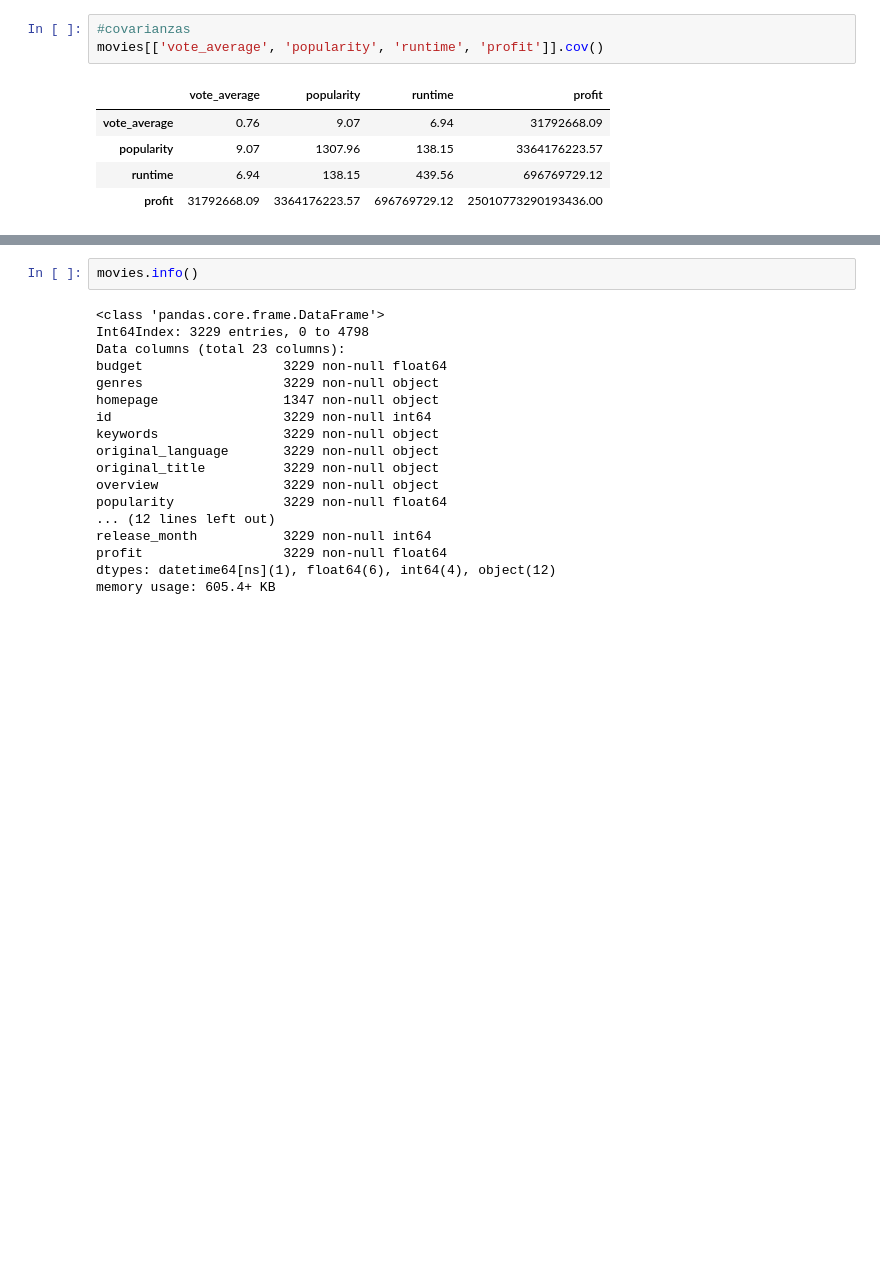
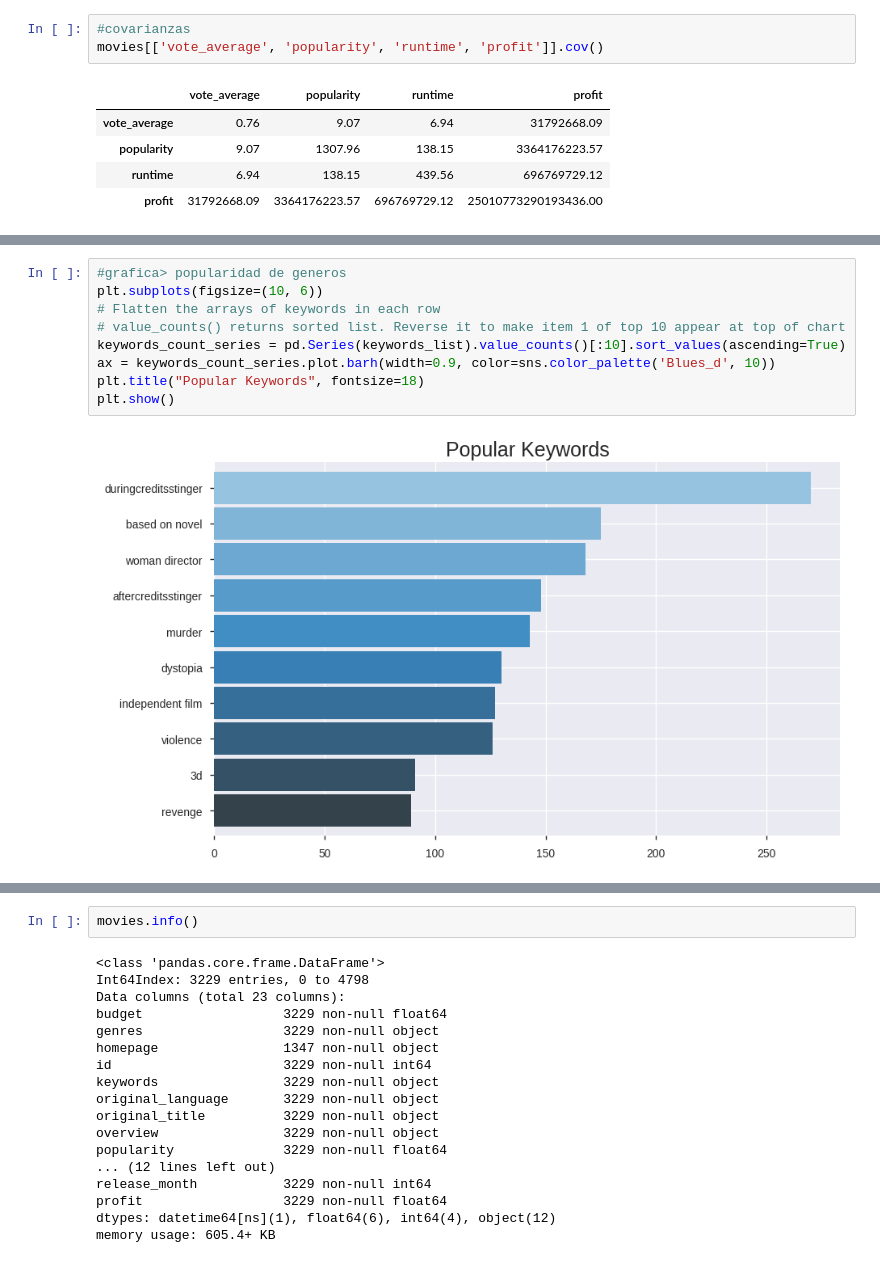
Before and after one commit to juandsep/imbd_project, a Jupyter notebook: imbd.ipynb, the cells around one changed output, grey strips where cells are left out. Cells and saved outputs as stored; diff of their text form; blank space fills up the shorter version.

```diff
--- a/imbd.ipynb
+++ b/imbd.ipynb
@@ -268,0 +334,11 @@ plt.show()
+# %%
+#grafica> popularidad de generos
+plt.subplots(figsize=(10, 6))
+# Flatten the arrays of keywords in each row
+# value_counts() returns sorted list. Reverse it to make item 1 of top 10 appear at top of chart
+keywords_count_series = pd.Series(keywords_list).value_counts()[:10].sort_values(ascending=True)
+ax = keywords_count_series.plot.barh(width=0.9, color=sns.color_palette('Blues_d', 10))
+plt.title("Popular Keywords", fontsize=18)
+plt.show()
+# %% [output]
+[figure, added]
```
Also changed, not shown: parts of 22 cells of this notebook.
